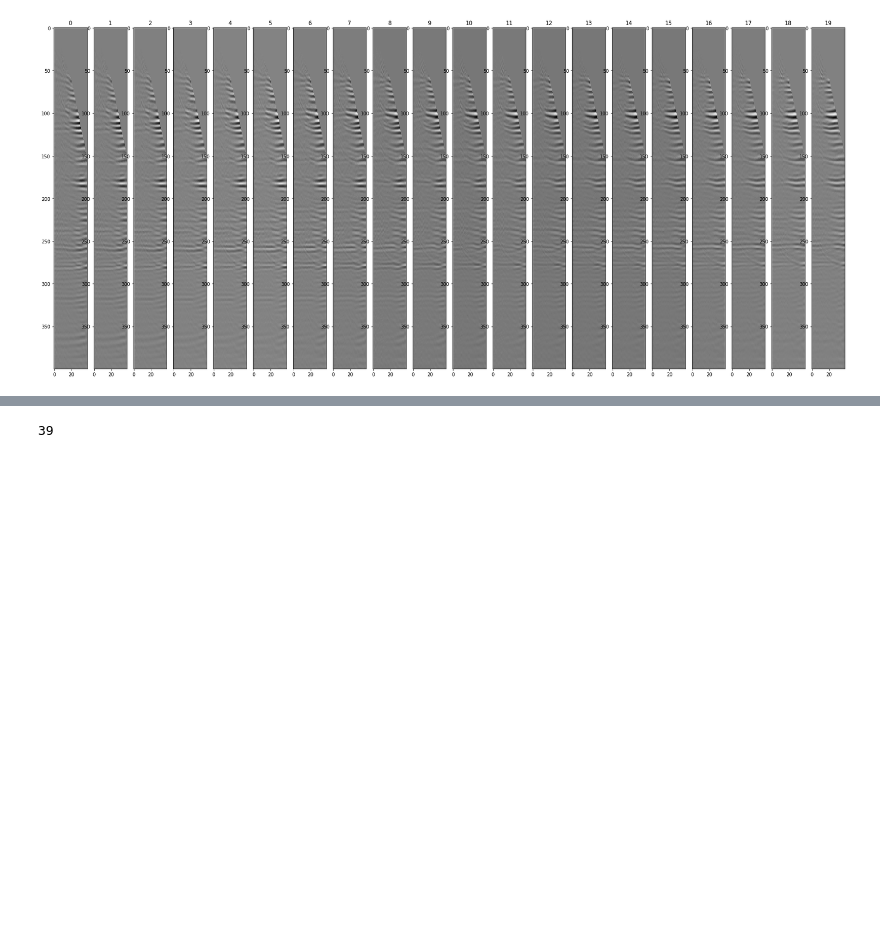
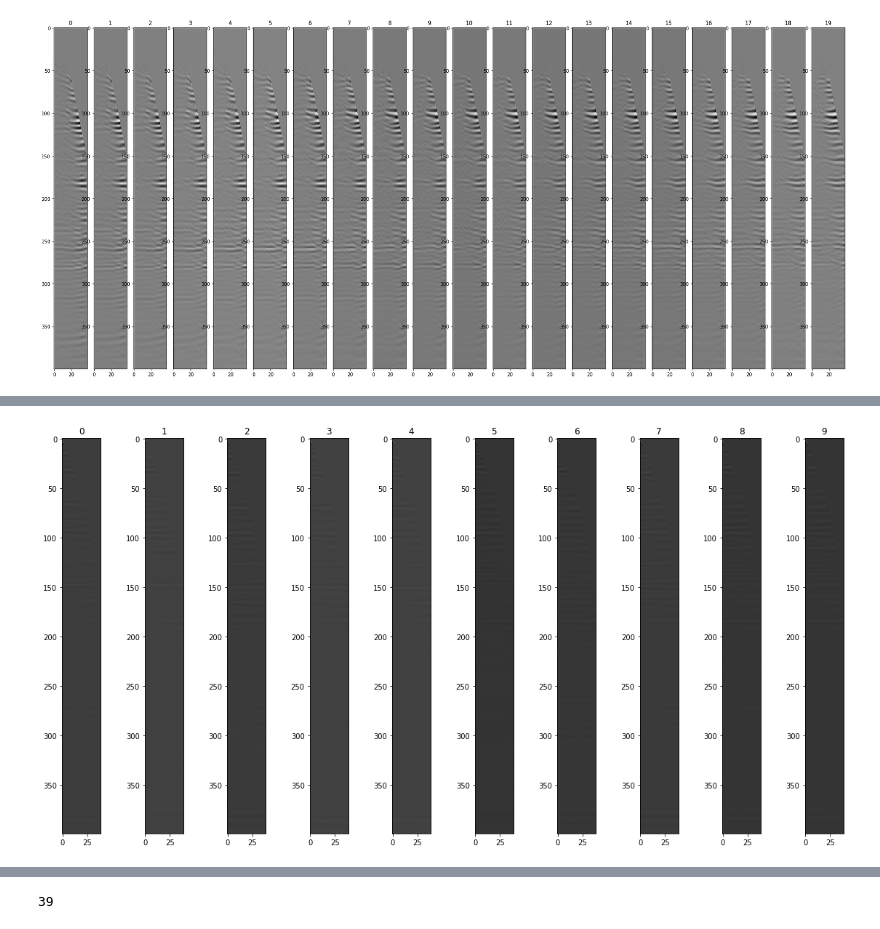
Before and after one commit to agrippa/geo-owl-ogy, a Jupyter notebook: Josh's Workspace/sandbox.ipynb, the cells around one changed output, grey strips where cells are left out. Drawn from its saved outputs; the diff is of its cells as text; code cells hidden in the pictures; blank space fills up the shorter version.

```diff
--- a/Josh's Workspace/sandbox.ipynb
+++ b/Josh's Workspace/sandbox.ipynb
@@ -255,0 +274,33 @@ std_list = gather_std(gather_dict)
+# %%
+min_std = std_dict['img_1.gather.segy'].index(min(std_dict['img_1.gather.segy']))
+max_std = std_dict['img_1.gather.segy'].index(max(std_dict['img_1.gather.segy']))
+std_list = [min_std, max_std]
+
+sort_std = sorted(std_dict['img_1.gather.segy'])
+min5_std = sort_std[900:910]
+max5_std = sort_std[-11:-1]
+
+min_std_ind = [std_dict['img_1.gather.segy'].index(x) for x in min5_std]
+max_std_ind = [std_dict['img_1.gather.segy'].index(x) for x in max5_std]
+# %%
+nrows = 1
+ncols = 10
+f, axarr = matplotlib.pyplot.subplots(nrows, ncols, figsize = (20, 10))
+
+c = 0
+for index in min_std_ind:
+    # Pull out all offset pairs for a given x
+    sub_arr = gather_dict['img_1.gather.segy'][index, :, :]
+    sub_arr = sub_arr.transpose()
+    min_arr = sub_arr.min()
+    max_arr = sub_arr.max()
+    sub_arr = (sub_arr - min_arr) / (max_arr - min_arr)
+    sub_arr = sub_arr * 255
+
+    axarr[c].imshow(sub_arr, cmap = 'gray')
+
+    title = str(c)
+    axarr[c].set_title(title.strip())
+    c += 1
+# %% [output]
+[figure, added]
```
Also changed, not shown: parts of 8 cells of this notebook.
